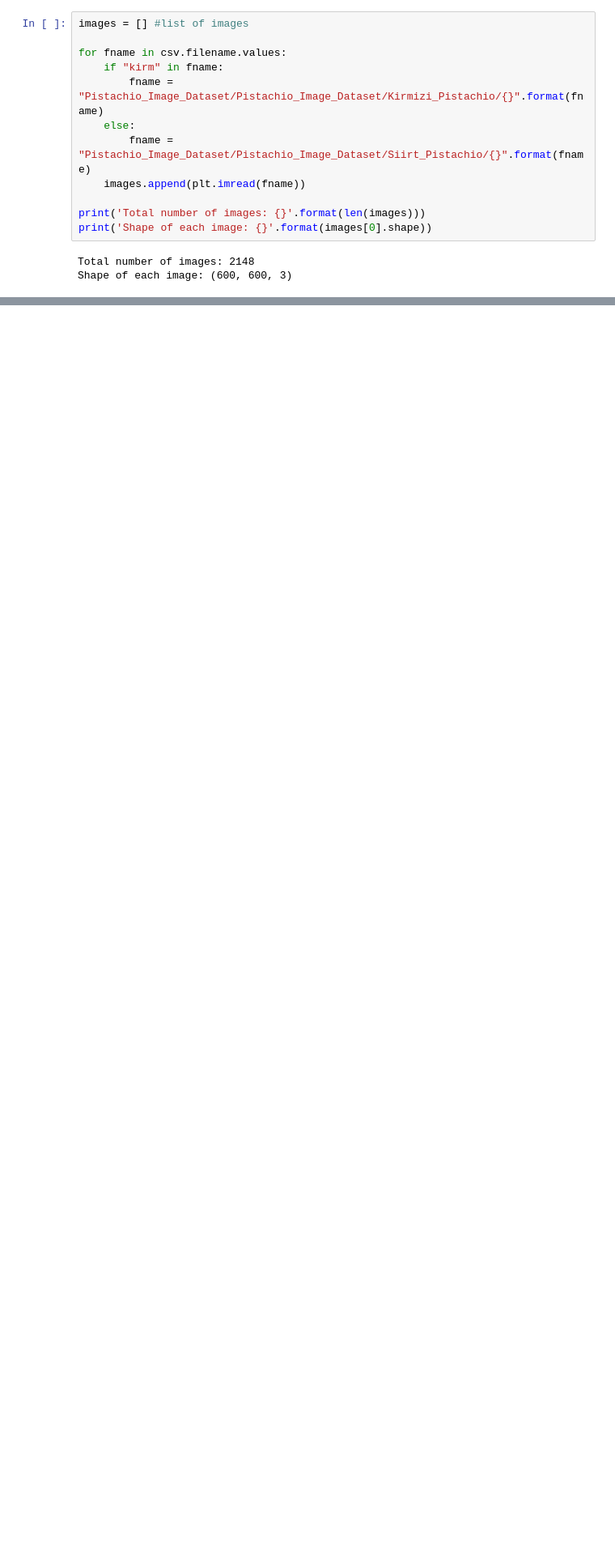
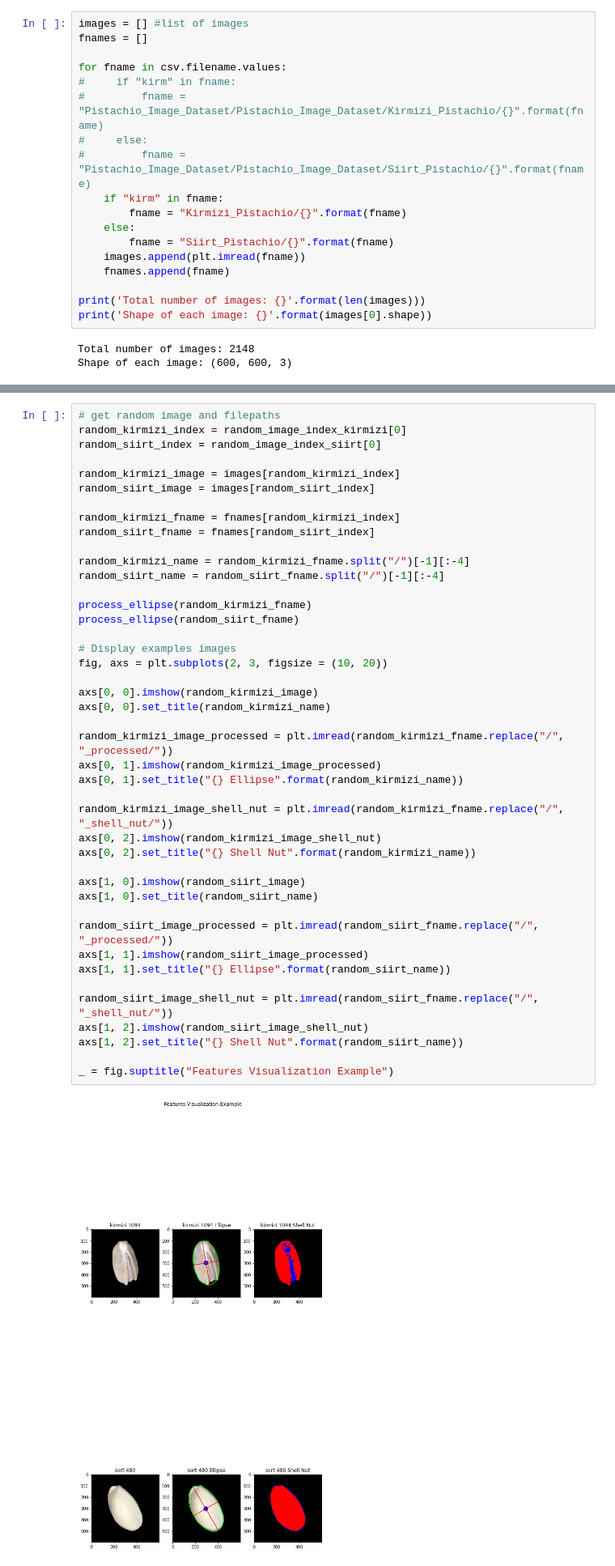
Before and after one commit to bkbormes1/ML_image_feature_processing, a Jupyter notebook: W281_Final_Project_Report.ipynb, the cells around one changed output, grey strips where cells are left out. Shown at 81% size. Saved outputs shown, nothing was run; the diff lists cells and outputs as text; blank space fills up the shorter version.

```diff
--- a/W281_Final_Project_Report.ipynb
+++ b/W281_Final_Project_Report.ipynb
@@ -62,13 +64,19 @@ plt.show()
 [figure]
 # %%
 images = [] #list of images
+fnames = []
 
 for fname in csv.filename.values:
+#     if "kirm" in fname:
+#         fname = "Pistachio_Image_Dataset/Pistachio_Image_Dataset/Kirmizi_Pistachio/{}".format(fname)
+#     else:
+#         fname = "Pistachio_Image_Dataset/Pistachio_Image_Dataset/Siirt_Pistachio/{}".format(fname)
     if "kirm" in fname:
-        fname = "Pistachio_Image_Dataset/Pistachio_Image_Dataset/Kirmizi_Pistachio/{}".format(fname)
+        fname = "Kirmizi_Pistachio/{}".format(fname)
     else:
-        fname = "Pistachio_Image_Dataset/Pistachio_Image_Dataset/Siirt_Pistachio/{}".format(fname)
+        fname = "Siirt_Pistachio/{}".format(fname)
     images.append(plt.imread(fname))
+    fnames.append(fname)
 
 print('Total number of images: {}'.format(len(images)))
 print('Shape of each image: {}'.format(images[0].shape))
@@ -143,0 +316,45 @@ plt.show()
+# %%
+# get random image and filepaths
+random_kirmizi_index = random_image_index_kirmizi[0]
+random_siirt_index = random_image_index_siirt[0]
+
+random_kirmizi_image = images[random_kirmizi_index]
+random_siirt_image = images[random_siirt_index]
+
+random_kirmizi_fname = fnames[random_kirmizi_index]
+random_siirt_fname = fnames[random_siirt_index]
+
+random_kirmizi_name = random_kirmizi_fname.split("/")[-1][:-4]
+random_siirt_name = random_siirt_fname.split("/")[-1][:-4]
+
+process_ellipse(random_kirmizi_fname)
+process_ellipse(random_siirt_fname)
+
+# Display examples images
+fig, axs = plt.subplots(2, 3, figsize = (10, 20))
+
+axs[0, 0].imshow(random_kirmizi_image)
+axs[0, 0].set_title(random_kirmizi_name)
+
+random_kirmizi_image_processed = plt.imread(random_kirmizi_fname.replace("/", "_processed/"))
+axs[0, 1].imshow(random_kirmizi_image_processed)
+axs[0, 1].set_title("{} Ellipse".format(random_kirmizi_name))
+
+random_kirmizi_image_shell_nut = plt.imread(random_kirmizi_fname.replace("/", "_shell_nut/"))
+axs[0, 2].imshow(random_kirmizi_image_shell_nut)
+axs[0, 2].set_title("{} Shell Nut".format(random_kirmizi_name))
+
+axs[1, 0].imshow(random_siirt_image)
+axs[1, 0].set_title(random_siirt_name)
+
+random_siirt_image_processed = plt.imread(random_siirt_fname.replace("/", "_processed/"))
+axs[1, 1].imshow(random_siirt_image_processed)
+axs[1, 1].set_title("{} Ellipse".format(random_siirt_name))
+
+random_siirt_image_shell_nut = plt.imread(random_siirt_fname.replace("/", "_shell_nut/"))
+axs[1, 2].imshow(random_siirt_image_shell_nut)
+axs[1, 2].set_title("{} Shell Nut".format(random_siirt_name))
+
+_ = fig.suptitle("Features Visualization Example")
+# %% [output]
+[figure, added]
```
Also changed, not shown: parts of 6 cells of this notebook.
